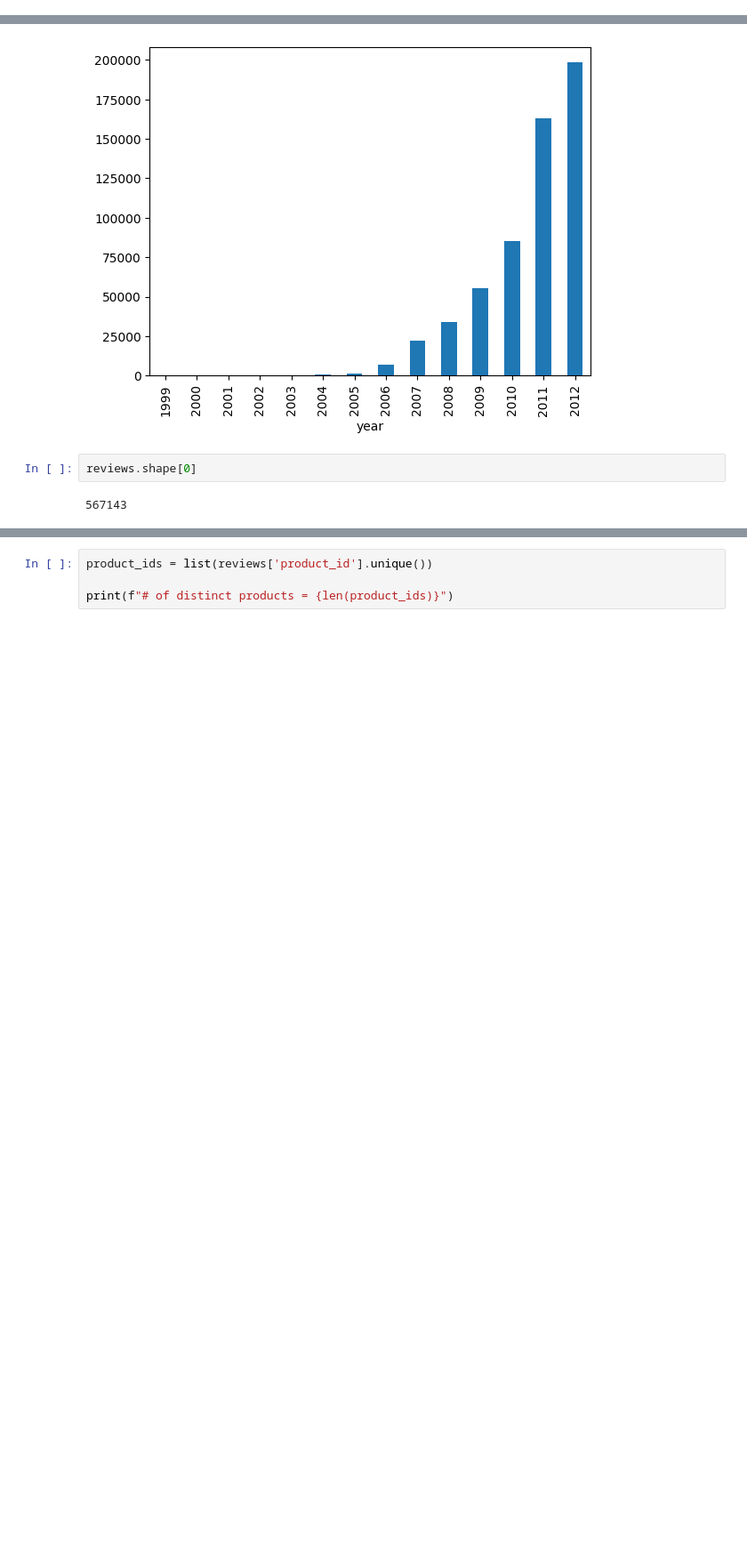
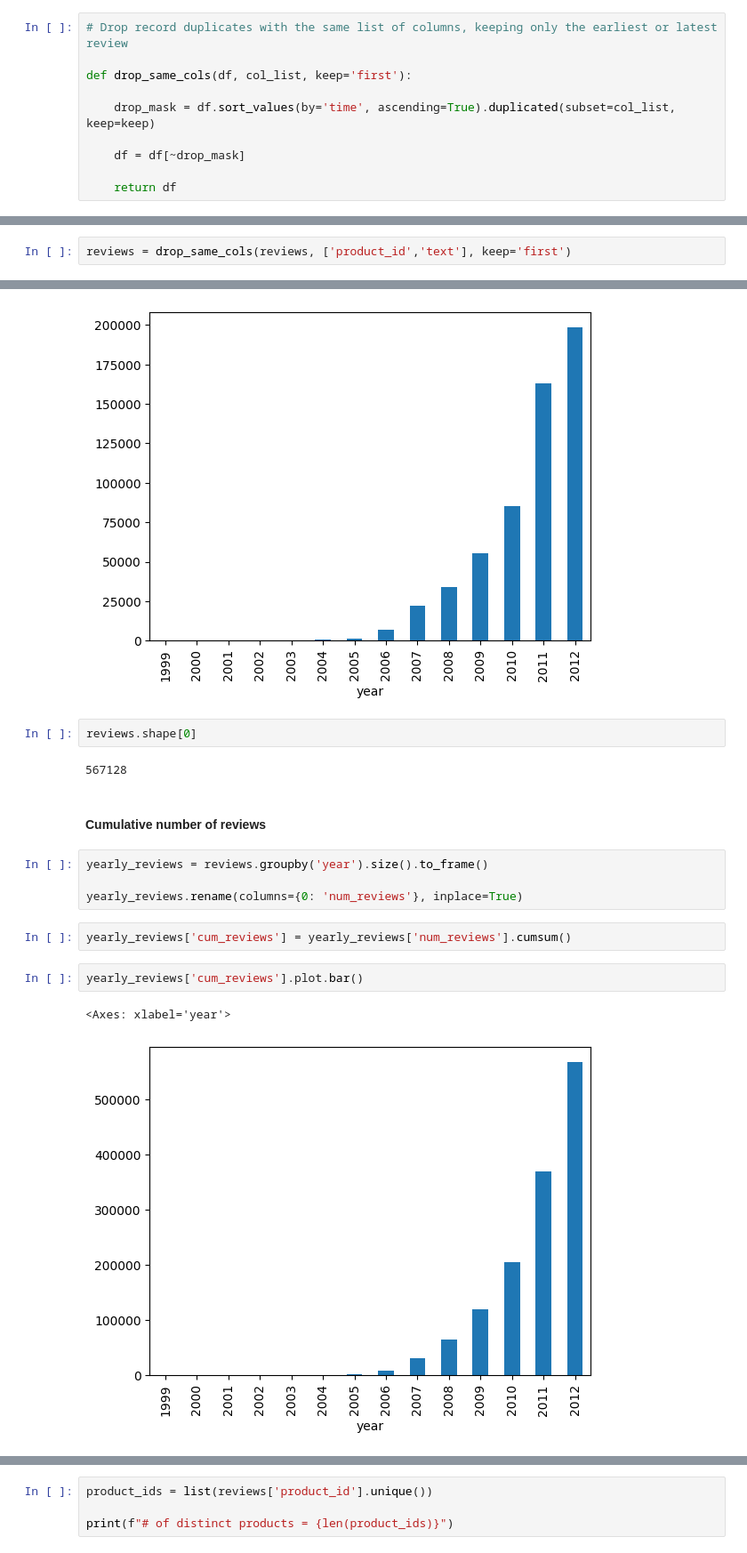
Before and after one commit to SophiaBouchama/review-analysis-teamc, a Jupyter notebook: code/preprocessing.ipynb, the cells around one changed output, grey strips where cells are left out. Shown: that part at 89% size. Drawn from its saved outputs; the diff is of its cells as text; blank space fills up the shorter version.

Commit message:
Added more analysis on the duplicates.

```diff
--- a/code/preprocessing.ipynb
+++ b/code/preprocessing.ipynb
@@ -198,3 +198,13 @@ def drop_same_product_text(df, keep='first'):
     df = df[~drop_mask]
 
     return df
+# %%
+# Drop record duplicates with the same list of columns, keeping only the earliest or latest review
+
+def drop_same_cols(df, col_list, keep='first'):
+
+    drop_mask = df.sort_values(by='time', ascending=True).duplicated(subset=col_list, keep=keep)
+
+    df = df[~drop_mask]
+
+    return df
@@ -215,0 +421,2 @@ print(f"# remaining reviews after dropping duplicates = {reviews.shape[0]}")
+# %%
+reviews = drop_same_cols(reviews, ['product_id','text'], keep='first')
@@ -322,4 +537,17 @@ reviews.groupby(['year']).size().plot.bar()
 # %%
 reviews.shape[0]
 # %% [output]
-567143
+567128
+# %% [markdown]
+#### Cumulative number of reviews
+# %%
+yearly_reviews = reviews.groupby('year').size().to_frame()
+
+yearly_reviews.rename(columns={0: 'num_reviews'}, inplace=True)
+# %%
+yearly_reviews['cum_reviews'] = yearly_reviews['num_reviews'].cumsum()
+# %%
+yearly_reviews['cum_reviews'].plot.bar()
+# %% [output]
+<Axes: xlabel='year'>
+[figure, added]
```
Also changed, not shown: parts of 49 cells of this notebook.
